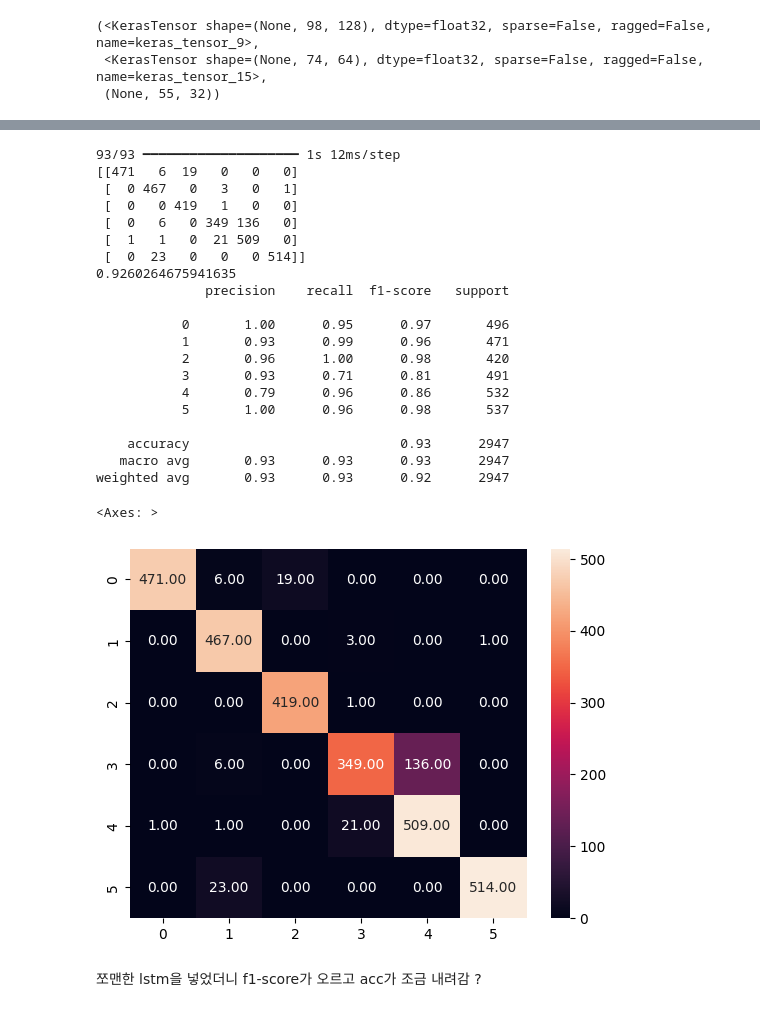
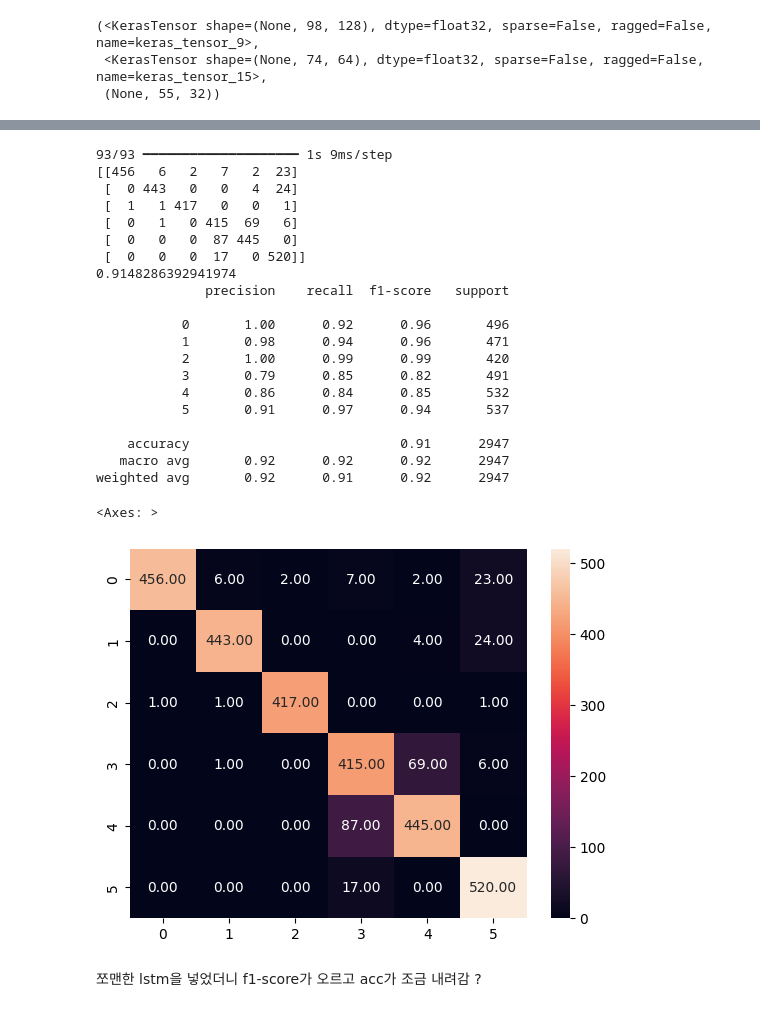
Before and after one commit to minsoojo/MLprogramming, a Jupyter notebook: 10week/HAR_CNN_LSTM_CNN+LSTM.ipynb, the cells around one changed output, grey strips where cells are left out. Cells and saved outputs as stored; diff of their text form; code cells hidden in the pictures.

```diff
--- a/10week/HAR_CNN_LSTM_CNN+LSTM.ipynb
+++ b/10week/HAR_CNN_LSTM_CNN+LSTM.ipynb
@@ -449,15 +438,15 @@ pool_3=MaxPooling1D(pool_size=5)(merged_3)
 # flat_cnn=Flatten()(pool_3)
 #아오 너 하지마 그냥
 
-lstm = LSTM(64, input_shape=(pool_3.shape))(pool_3)
+lstm = LSTM(64)(pool_3)
 
 ##dense layer
 dense = Dense(512, activation='relu')(lstm)
 outputs = Dense(n_outputs, activation='softmax')(dense)
 
 ##MODEL
-cnn3_model = Model([inputs1_1, inputs1_2, inputs1_3,inputs1_4], outputs)
+cnn3_lstm_model = Model([inputs1_1, inputs1_2, inputs1_3,inputs1_4], outputs)
 
-cnn3_model.compile(loss='categorical_crossentropy', optimizer='adam', metrics=['accuracy'])
-cnn3_model.summary()
+cnn3_lstm_model.compile(loss='categorical_crossentropy', optimizer='adam', metrics=['accuracy'])
+cnn3_lstm_model.summary()
 # %% [output]
@@ -483,6 +472,6 @@ Model: "functional_4"
  Trainable params: 335,494 (1.28 MB)
  Non-trainable params: 0 (0.00 B)
 # %%
-model_history=cnn3_model.fit(x=[X_train,X_train,X_train,X_train], y=y_train_one_hot, epochs=30, batch_size=32,validation_split=0.1)
+cnn3_lstm_model_history=cnn3_lstm_model.fit(x=[X_train,X_train,X_train,X_train], y=y_train_one_hot, epochs=30, batch_size=32,validation_split=0.1)
 # %% [output]
 Epoch 1/30
@@ -530,35 +519,35 @@ plt.show()
 # %%
 from sklearn.metrics import confusion_matrix,classification_report,accuracy_score
-pred=cnn3_model.predict([testX,testX,testX,testX])
+pred=cnn3_lstm_model.predict([testX,testX,testX,testX])
 pred=np.argmax(pred, axis=-1)
 cm=confusion_matrix(testy,pred)
 print(cm)
 print(accuracy_score(testy,pred))
 print(classification_report(testy,pred))
 sns.heatmap(cm, annot=True, fmt = '.2f')
 # %% [output]
-93/93 ━━━━━━━━━━━━━━━━━━━━ 1s 12ms/step
-[[471   6  19   0   0   0]
- [  0 467   0   3   0   1]
- [  0   0 419   1   0   0]
- [  0   6   0 349 136   0]
- [  1   1   0  21 509   0]
- [  0  23   0   0   0 514]]
-0.9260264675941635
+93/93 ━━━━━━━━━━━━━━━━━━━━ 1s 9ms/step
+[[456   6   2   7   2  23]
+ [  0 443   0   0   4  24]
+ [  1   1 417   0   0   1]
+ [  0   1   0 415  69   6]
+ [  0   0   0  87 445   0]
+ [  0   0   0  17   0 520]]
+0.9148286392941974
               precision    recall  f1-score   support
 
-           0       1.00      0.95      0.97       496
-           1       0.93      0.99      0.96       471
-           2       0.96      1.00      0.98       420
-           3       0.93      0.71      0.81       491
-           4       0.79      0.96      0.86       532
-           5       1.00      0.96      0.98       537
+           0       1.00      0.92      0.96       496
+           1       0.98      0.94      0.96       471
+           2       1.00      0.99      0.99       420
+           3       0.79      0.85      0.82       491
+           4       0.86      0.84      0.85       532
+           5       0.91      0.97      0.94       537
 
-    accuracy                           0.93      2947
-   macro avg       0.93      0.93      0.93      2947
-weighted avg       0.93      0.93      0.92      2947
+    accuracy                           0.91      2947
+   macro avg       0.92      0.92      0.92      2947
+weighted avg       0.92      0.91      0.92      2947
 <Axes: >
-[figure, old version]
+[figure, new version]
 # %% [markdown]
 쪼맨한 lstm을 넣었더니 f1-score가 오르고 acc가 조금 내려감 ?
 # %% [markdown]
```
Also changed, not shown: parts of 25 cells of this notebook.
